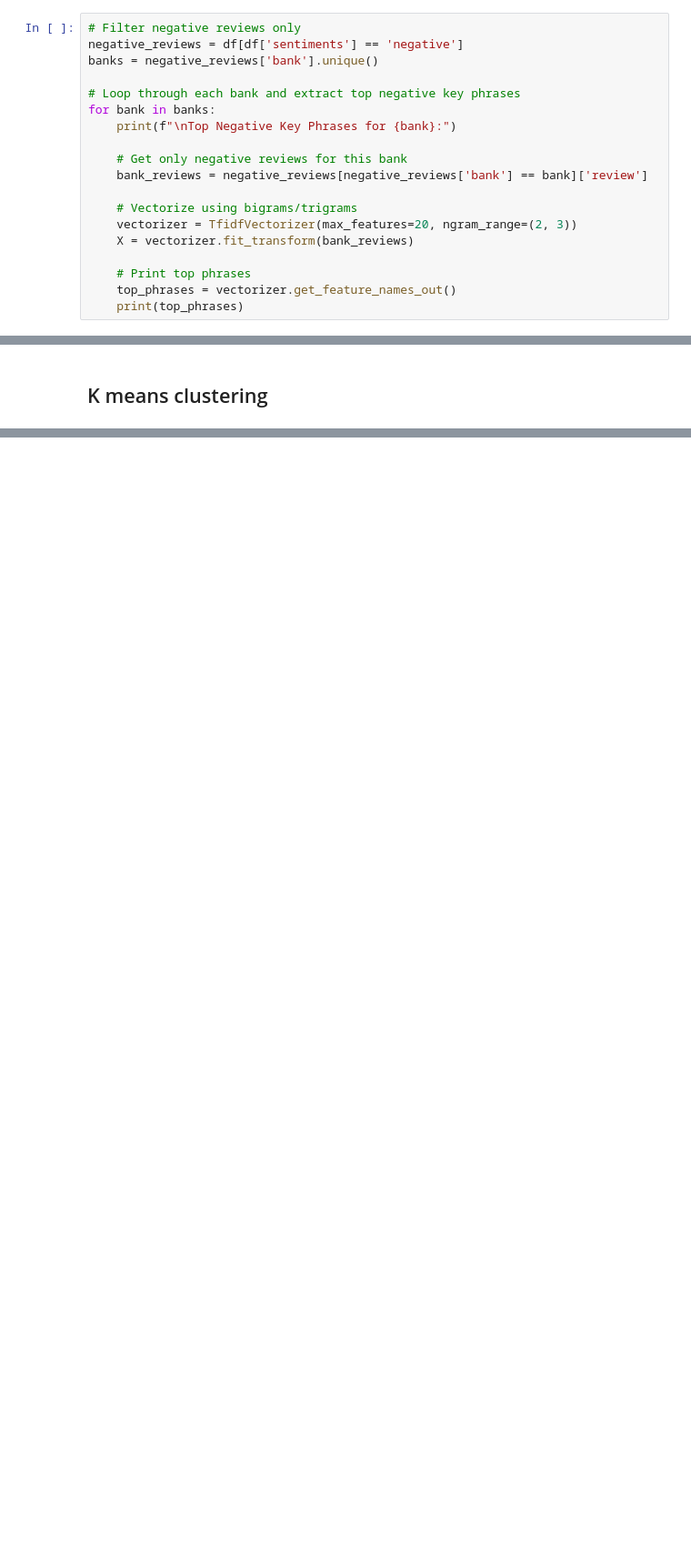
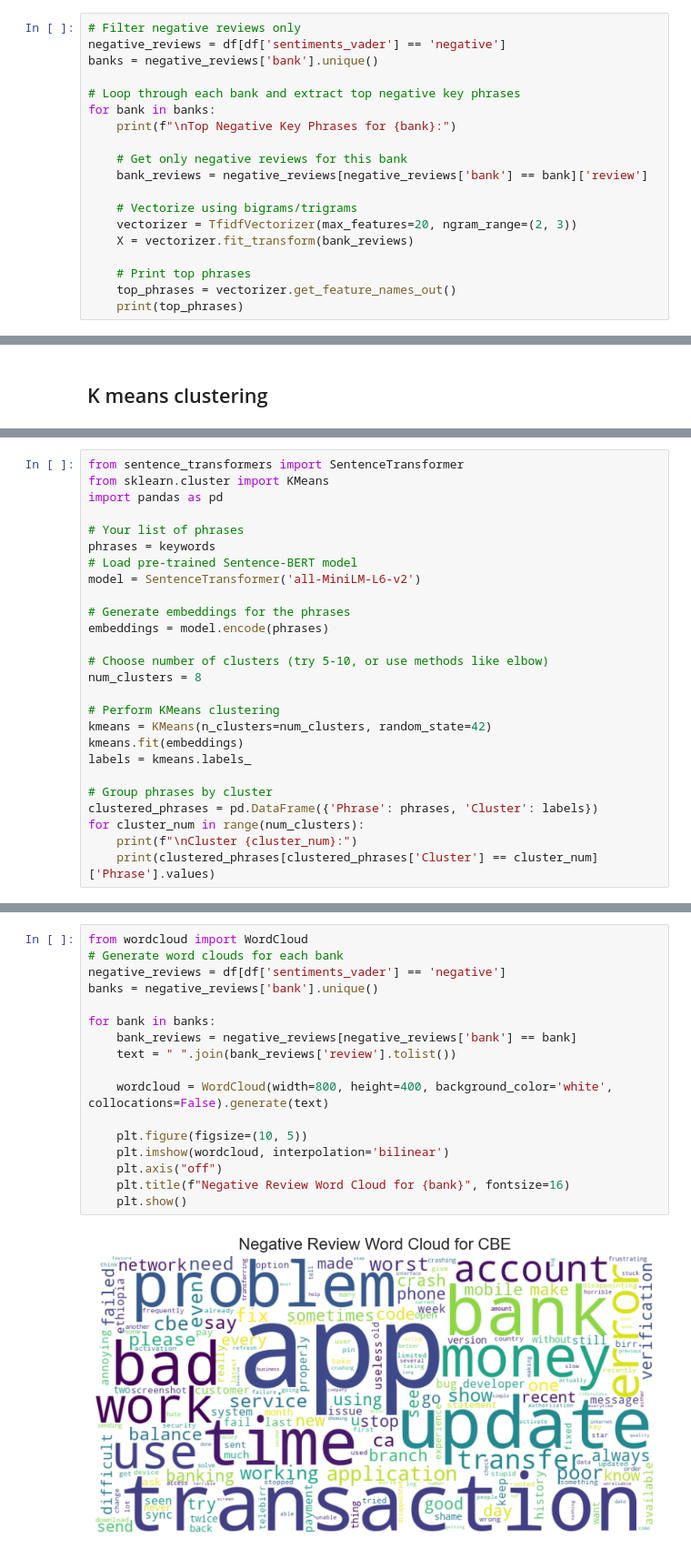
Before and after one commit to Naty-12/bank-app-review-analysis_week2, a Jupyter notebook: notebooks/sentiment_analysis.ipynb, the cells around one changed output, grey strips where cells are left out. Shown at 91% size. Saved outputs shown, nothing was run; the diff lists cells and outputs as text; blank space fills up the shorter version.

```diff
--- a/notebooks/sentiment_analysis.ipynb
+++ b/notebooks/sentiment_analysis.ipynb
@@ -272,7 +360,7 @@ Top Keywords in Negative Reviews: ['app seen' 'app work' 'bad app' 'banking app'
  'worst mobile banking']
 # %%
 # Filter negative reviews only
-negative_reviews = df[df['sentiments'] == 'negative']
+negative_reviews = df[df['sentiments_vader'] == 'negative']
 banks = negative_reviews['bank'].unique()
 
 # Loop through each bank and extract top negative key phrases
@@ -440,0 +402,26 @@ Cluster 1 Reviews:
+# %%
+from sentence_transformers import SentenceTransformer
+from sklearn.cluster import KMeans
+import pandas as pd
+
+# Your list of phrases
+phrases = keywords
+# Load pre-trained Sentence-BERT model
+model = SentenceTransformer('all-MiniLM-L6-v2')
+
+# Generate embeddings for the phrases
+embeddings = model.encode(phrases)
+
+# Choose number of clusters (try 5-10, or use methods like elbow)
+num_clusters = 8
+
+# Perform KMeans clustering
+kmeans = KMeans(n_clusters=num_clusters, random_state=42)
+kmeans.fit(embeddings)
+labels = kmeans.labels_
+
+# Group phrases by cluster
+clustered_phrases = pd.DataFrame({'Phrase': phrases, 'Cluster': labels})
+for cluster_num in range(num_clusters):
+    print(f"\nCluster {cluster_num}:")
+    print(clustered_phrases[clustered_phrases['Cluster'] == cluster_num]['Phrase'].values)
@@ -440,0 +508,19 @@ Cluster 1 Reviews:
+# %%
+from wordcloud import WordCloud
+# Generate word clouds for each bank
+negative_reviews = df[df['sentiments_vader'] == 'negative']
+banks = negative_reviews['bank'].unique()
+
+for bank in banks:
+    bank_reviews = negative_reviews[negative_reviews['bank'] == bank]
+    text = " ".join(bank_reviews['review'].tolist())
+
+    wordcloud = WordCloud(width=800, height=400, background_color='white', collocations=False).generate(text)
+
+    plt.figure(figsize=(10, 5))
+    plt.imshow(wordcloud, interpolation='bilinear')
+    plt.axis("off")
+    plt.title(f"Negative Review Word Cloud for {bank}", fontsize=16)
+    plt.show()
+# %% [output]
+[figure, added]
```
Also changed, not shown: parts of 21 cells of this notebook.
